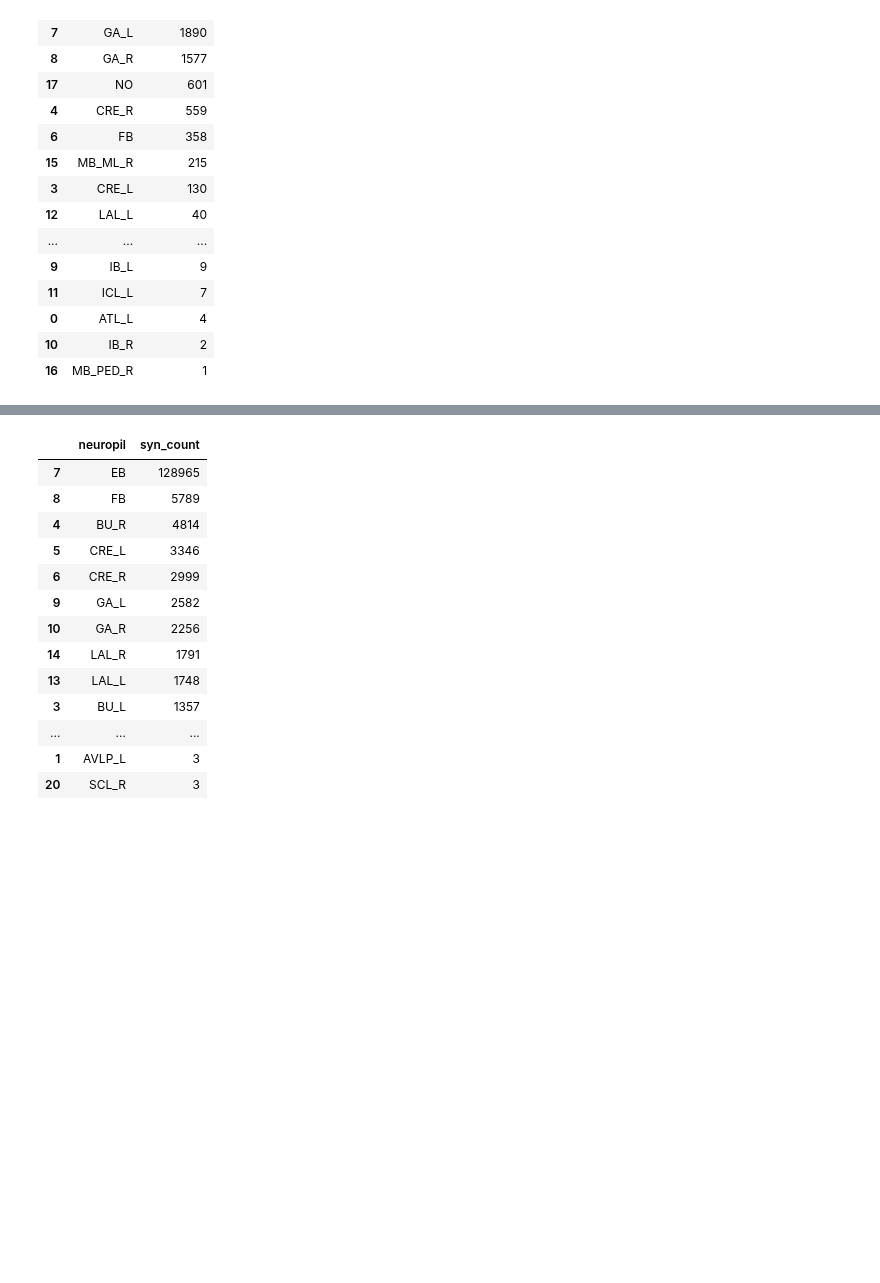
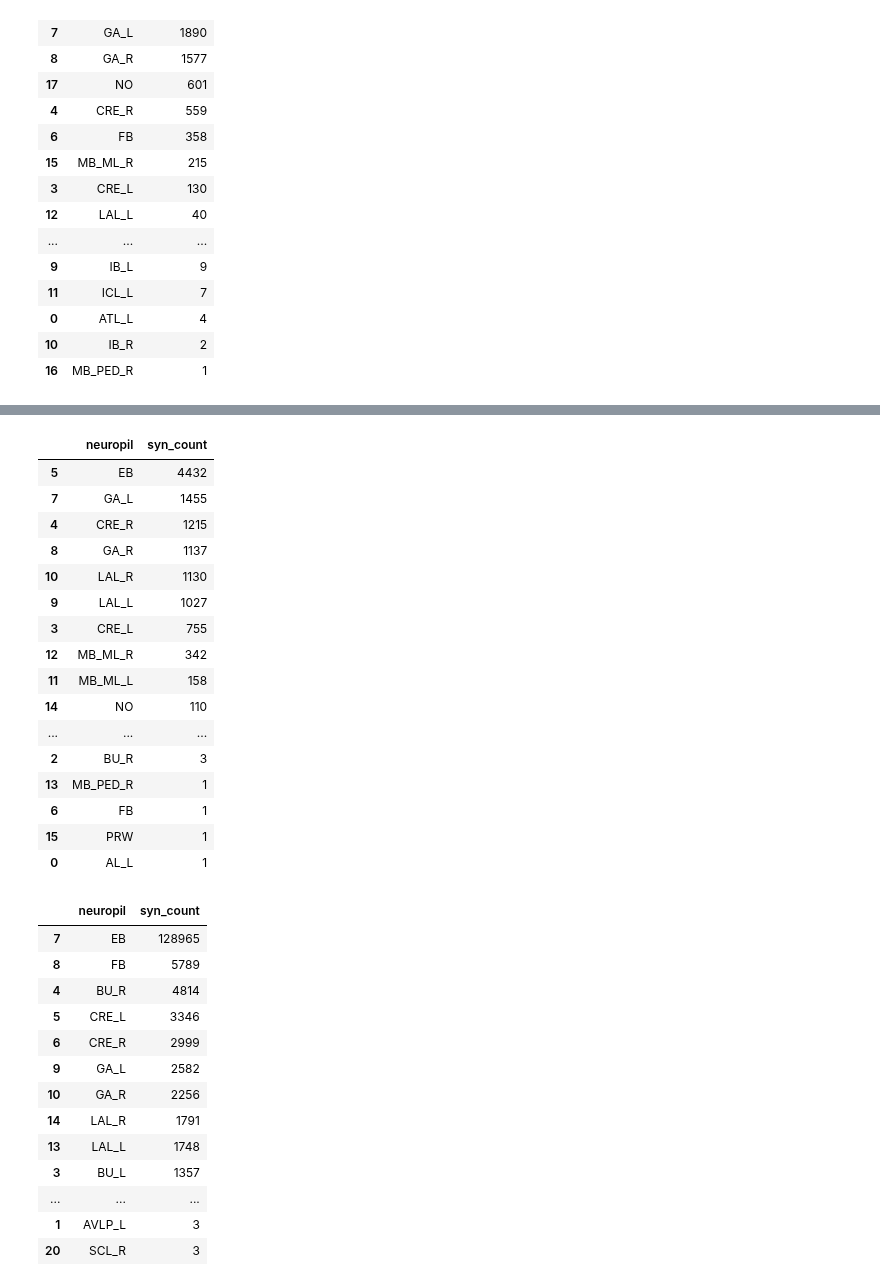
Before and after one commit to YijieYin/connectome_data_prep, a Jupyter notebook: adult_prepare_connectome_cb_neuron_no_CX_axonic_postsynapses.ipynb, the cells around one changed output, grey strips where cells are left out. Drawn from its saved outputs; the diff is of its cells as text; code cells hidden in the pictures; blank space fills up the shorter version.

```diff
--- a/adult_prepare_connectome_cb_neuron_no_CX_axonic_postsynapses.ipynb
+++ b/adult_prepare_connectome_cb_neuron_no_CX_axonic_postsynapses.ipynb
@@ -360,0 +384,27 @@ conn = conn[(~conn.post_type.str.contains('EPG')) | (
+# %%
+# ExR5 has input posteriorly
+# NOTE that this removes most of the input to ExR5 neurons
+conn = conn[(~conn.post_type.str.contains('ExR5')) | (
+    conn.post_type.str.contains('ExR5') & conn.neuropil.isin(['EB','FB','CRE_L','CRE_R','GA_L','GA_R','NO','LAL_L','LAL_R']))]
+# %%
+# input neuropils for ExR6
+conn[conn.post_type.str.contains('ExR6')].groupby('neuropil').syn_count.sum(
+).reset_index().sort_values('syn_count', ascending=False)
+# %% [output]
+|  | neuropil | syn_count |
+| 5 | EB | 4432 |
+| 7 | GA_L | 1455 |
+| 4 | CRE_R | 1215 |
+| 8 | GA_R | 1137 |
+| 10 | LAL_R | 1130 |
+| 9 | LAL_L | 1027 |
+| 3 | CRE_L | 755 |
+| 12 | MB_ML_R | 342 |
+| 11 | MB_ML_L | 158 |
+| 14 | NO | 110 |
+| ... | ... | ... |
+| 2 | BU_R | 3 |
+| 13 | MB_PED_R | 1 |
+| 6 | FB | 1 |
+| 15 | PRW | 1 |
+| 0 | AL_L | 1 |
```
Also changed, not shown: parts of 7 cells of this notebook, 1 other file.
